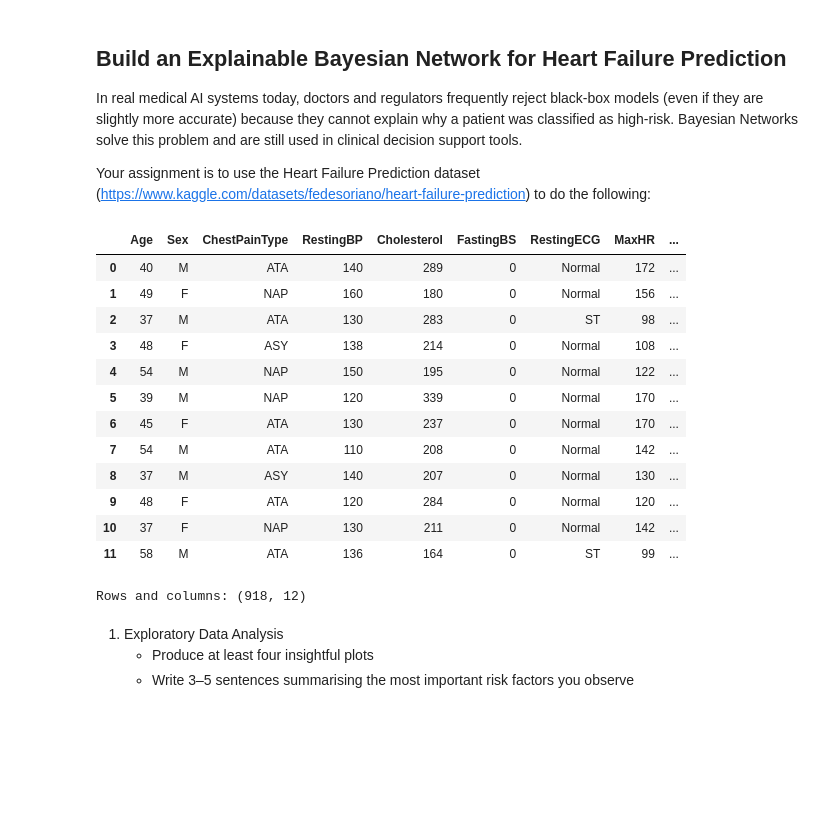
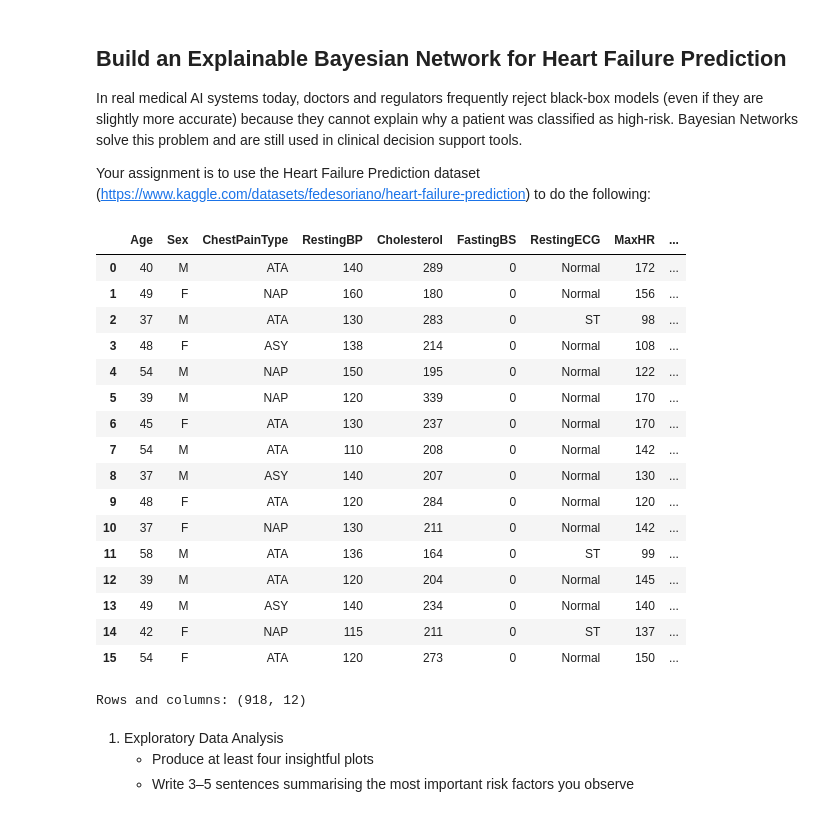
Before and after one commit to frangu617/USD, a Jupyter notebook: AAI_500/M5_Assignments/Francisco_Gutierrez_Assignment_M5.ipynb, the cells around one changed output. Drawn from its saved outputs; the diff is of its cells as text; code cells hidden in the pictures; blank space fills up the shorter version.

```diff
--- a/AAI_500/M5_Assignments/Francisco_Gutierrez_Assignment_M5.ipynb
+++ b/AAI_500/M5_Assignments/Francisco_Gutierrez_Assignment_M5.ipynb
@@ -6,27 +6,34 @@ In real medical AI systems today, doctors and regulators frequently reject black
 
 Your assignment is to use the Heart Failure Prediction dataset (https://www.kaggle.com/datasets/fedesoriano/heart-failure-prediction) to do the following:
 # %%
+# pandas manages the table; NumPy supplies numerical arrays and calculations.
 import pandas as pd
 import numpy as np
 
+# Load the CSV file into a pandas DataFrame named df.
 df = pd.read_csv("heart.csv")
 
-display(df.head(12))
+# Preview the first 16 patients, then confirm the complete dataset dimensions.
+display(df.head(16))
 print("Rows and columns:", df.shape)
 # %% [output]
 |  | Age | Sex | ChestPainType | RestingBP | Cholesterol | FastingBS | RestingECG | MaxHR | ... |
 | 0 | 40 | M | ATA | 140 | 289 | 0 | Normal | 172 | ... |
 | 1 | 49 | F | NAP | 160 | 180 | 0 | Normal | 156 | ... |
 | 2 | 37 | M | ATA | 130 | 283 | 0 | ST | 98 | ... |
 | 3 | 48 | F | ASY | 138 | 214 | 0 | Normal | 108 | ... |
 | 4 | 54 | M | NAP | 150 | 195 | 0 | Normal | 122 | ... |
 | 5 | 39 | M | NAP | 120 | 339 | 0 | Normal | 170 | ... |
 | 6 | 45 | F | ATA | 130 | 237 | 0 | Normal | 170 | ... |
 | 7 | 54 | M | ATA | 110 | 208 | 0 | Normal | 142 | ... |
 | 8 | 37 | M | ASY | 140 | 207 | 0 | Normal | 130 | ... |
 | 9 | 48 | F | ATA | 120 | 284 | 0 | Normal | 120 | ... |
 | 10 | 37 | F | NAP | 130 | 211 | 0 | Normal | 142 | ... |
 | 11 | 58 | M | ATA | 136 | 164 | 0 | ST | 99 | ... |
+| 12 | 39 | M | ATA | 120 | 204 | 0 | Normal | 145 | ... |
+| 13 | 49 | M | ASY | 140 | 234 | 0 | Normal | 140 | ... |
+| 14 | 42 | F | NAP | 115 | 211 | 0 | ST | 137 | ... |
+| 15 | 54 | F | ATA | 120 | 273 | 0 | Normal | 150 | ... |
 Rows and columns: (918, 12)
 # %% [markdown]
 1. Exploratory Data Analysis
```
Also changed, not shown: parts of 13 cells of this notebook.
